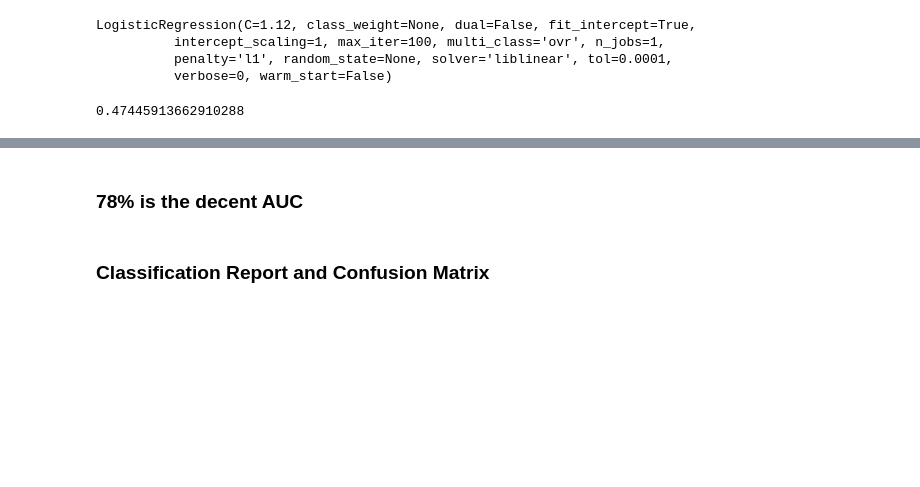
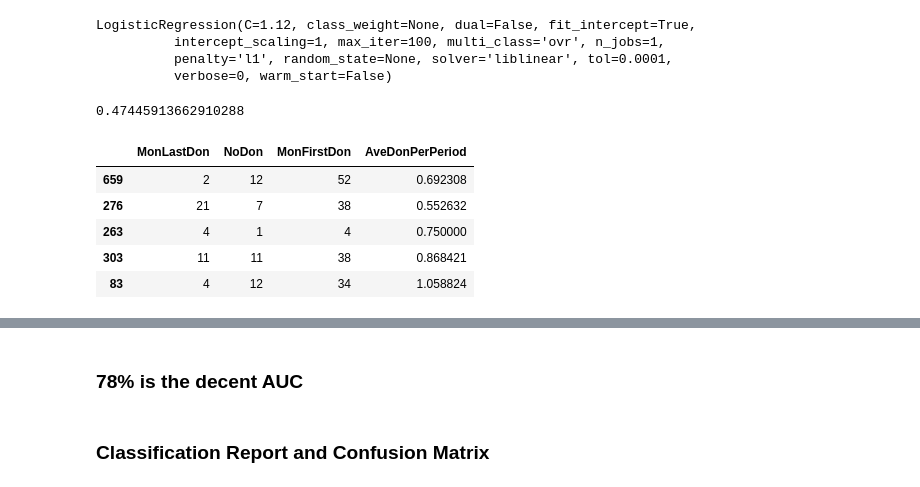
Before and after one commit to ukirderohit/Final-Project---Predict-Blood-Donations, a Jupyter notebook: Predict Blood Donation.ipynb, the cells around one changed output, grey strips where cells are left out. Cells and saved outputs as stored; diff of their text form; code cells hidden in the pictures; blank space fills up the shorter version.

```diff
--- a/Predict Blood Donation.ipynb
+++ b/Predict Blood Donation.ipynb
@@ -419,3 +419,14 @@ model_scores = log_loss(y_test, best.predict_proba(X_test))
 model_scores
 # %% [output]
 0.47445913662910288
+# %%
+testdata = pd.read_csv("testclean.csv",index_col=0)
+# %%
+testdata.head()
+# %% [output]
+|  | MonLastDon | NoDon | MonFirstDon | AveDonPerPeriod |
+| 659 | 2 | 12 | 52 | 0.692308 |
+| 276 | 21 | 7 | 38 | 0.552632 |
+| 263 | 4 | 1 | 4 | 0.750000 |
+| 303 | 11 | 11 | 38 | 0.868421 |
+| 83 | 4 | 12 | 34 | 1.058824 |
```
Also changed, not shown: parts of 10 cells of this notebook, 3 other files.
